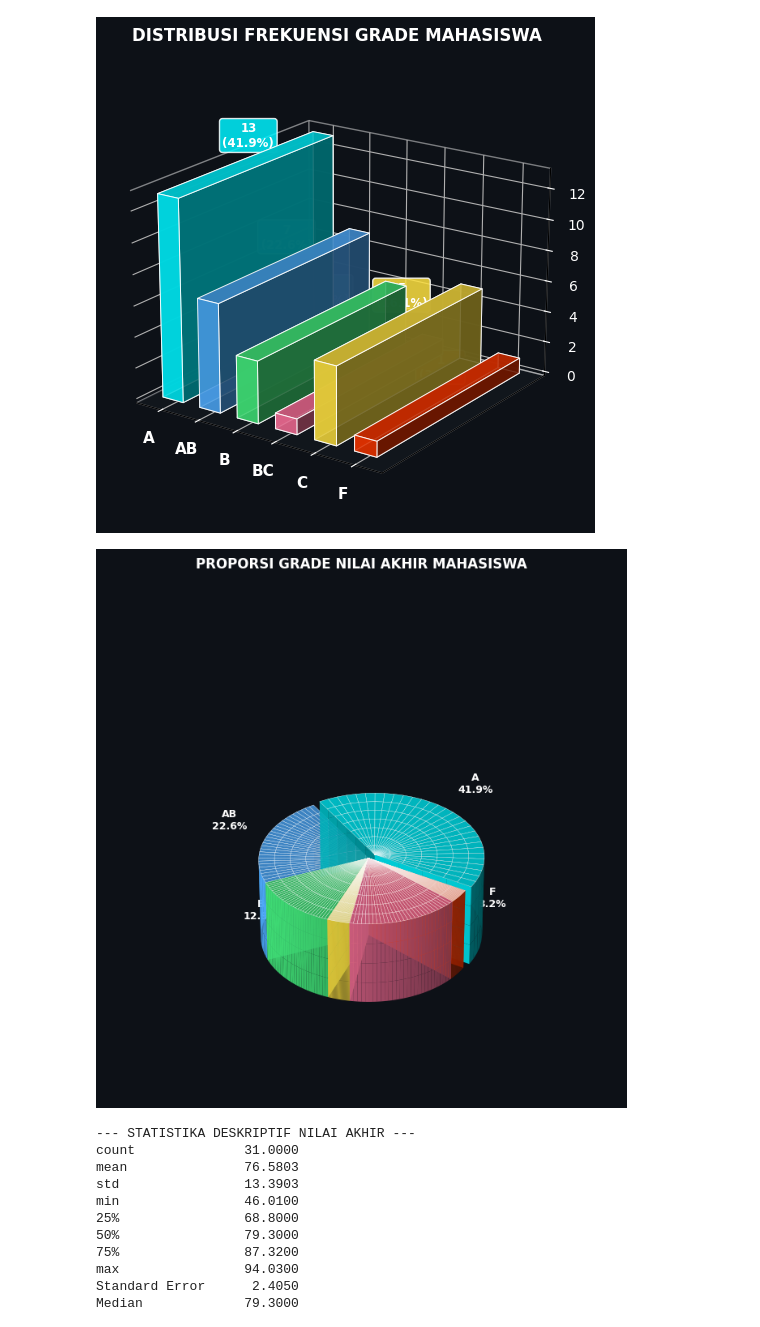
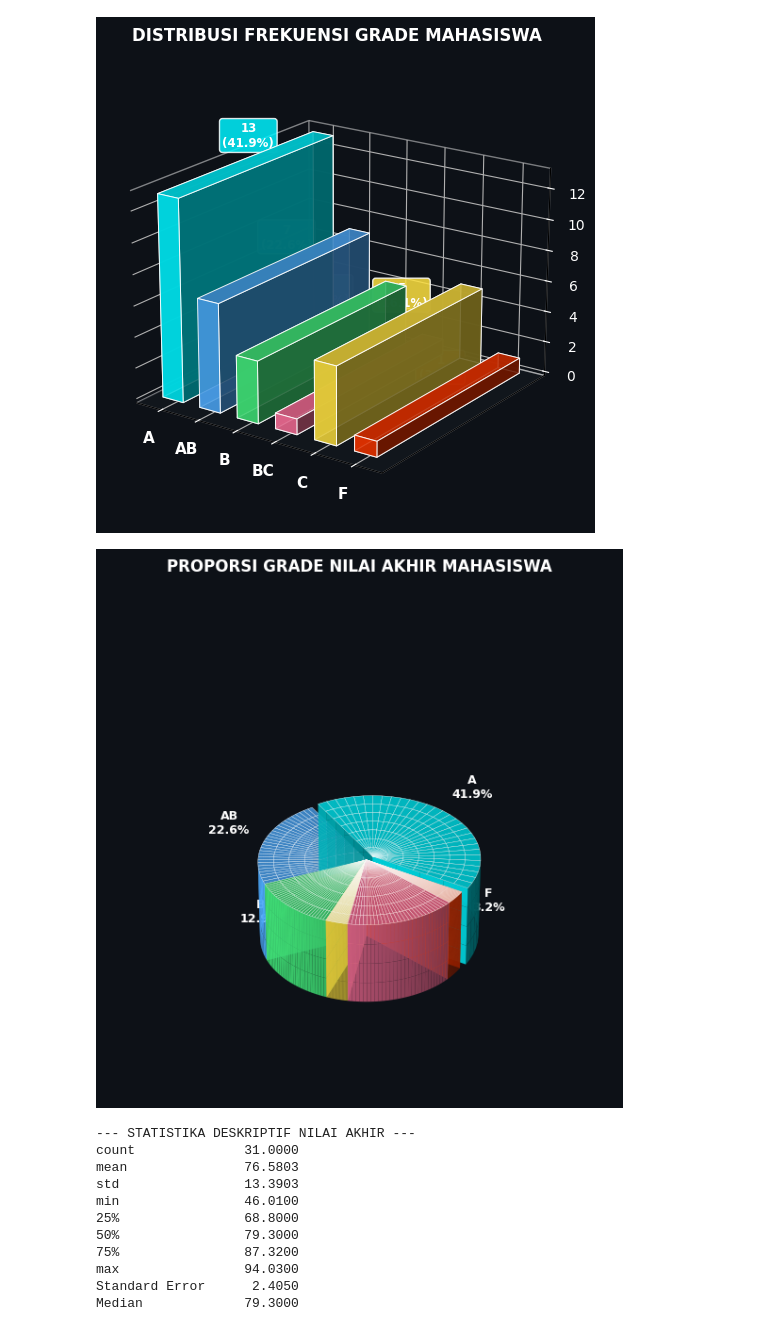
Before and after one commit to Risqullah/Visualisasi_Data_Mahasiswa, a Jupyter notebook: Visualisasi_Data_dan_Statistika_Risqullah.ipynb, the cells around one changed output. Saved outputs shown, nothing was run; the diff lists cells and outputs as text; code cells hidden in the pictures.

Commit message:
Tugas visualisasi dan statistika deskriptif

```diff
--- a/Visualisasi_Data_dan_Statistika_Risqullah.ipynb
+++ b/Visualisasi_Data_dan_Statistika_Risqullah.ipynb
@@ -147,35 +145,34 @@ for i in range(len(order_grades)):
 
     # Dinding lengkung silinder
     T, Z_side = np.meshgrid(t_vals, np.linspace(0, height, 5))
     ax.plot_surface(r * np.cos(T) + shift_x, r * np.sin(T) + shift_y, Z_side, color=c, alpha=0.9, shade=True, edgecolor="none")
 
     # Dinding radial irisan
     for t_edge in [t_start, t_end]:
         R_edge, Z_edge = np.meshgrid(np.linspace(0, r, 5), np.linspace(0, height, 5))
         ax.plot_surface(R_edge * np.cos(t_edge) + shift_x, R_edge * np.sin(t_edge) + shift_y, Z_edge, color=c, alpha=0.9, shade=True, edgecolor="none")
 
     # Cakram penutup atas
     R_top, T_top = np.meshgrid(np.linspace(0, r, 8), t_vals)
     ax.plot_surface(R_top * np.cos(T_top) + shift_x, R_top * np.sin(T_top) + shift_y, np.full_like(R_top, height),
                     color=c, alpha=0.95, shade=True, edgecolor="white", linewidth=0.25)
 
     # Label grade dan persentase
     lx = 1.35 * np.cos(mid_angle) + shift_x
     ly = 1.35 * np.sin(mid_angle) + shift_y
     pct = datafrq.loc[order_grades[i], "Persentase"]
     ax.text(lx, ly, height + 0.05, f"{order_grades[i]}\n{pct}%", color="white", fontweight="bold", fontsize=9, ha="center", va="center")
 
 ax.set_xlim(-1.5, 1.5)
 ax.set_ylim(-1.5, 1.5)
 ax.set_zlim(0, 0.9)
 ax.axis("off")
 
 ax.view_init(elev=35, azim=-60)
 ax.set_title("PROPORSI GRADE NILAI AKHIR MAHASISWA", color="white", fontsize=12, pad=15, fontweight="bold")
-plt.tight_layout()
 plt.show()
 # %% [output]
-[figure, old version]
+[figure, new version]
 # %%
 dataraw["Nilai"] = pd.to_numeric(dataraw["Nilai"], errors="coerce")
 dt = dataraw["Nilai"]
```
Also changed, not shown: parts of 2 cells of this notebook.
